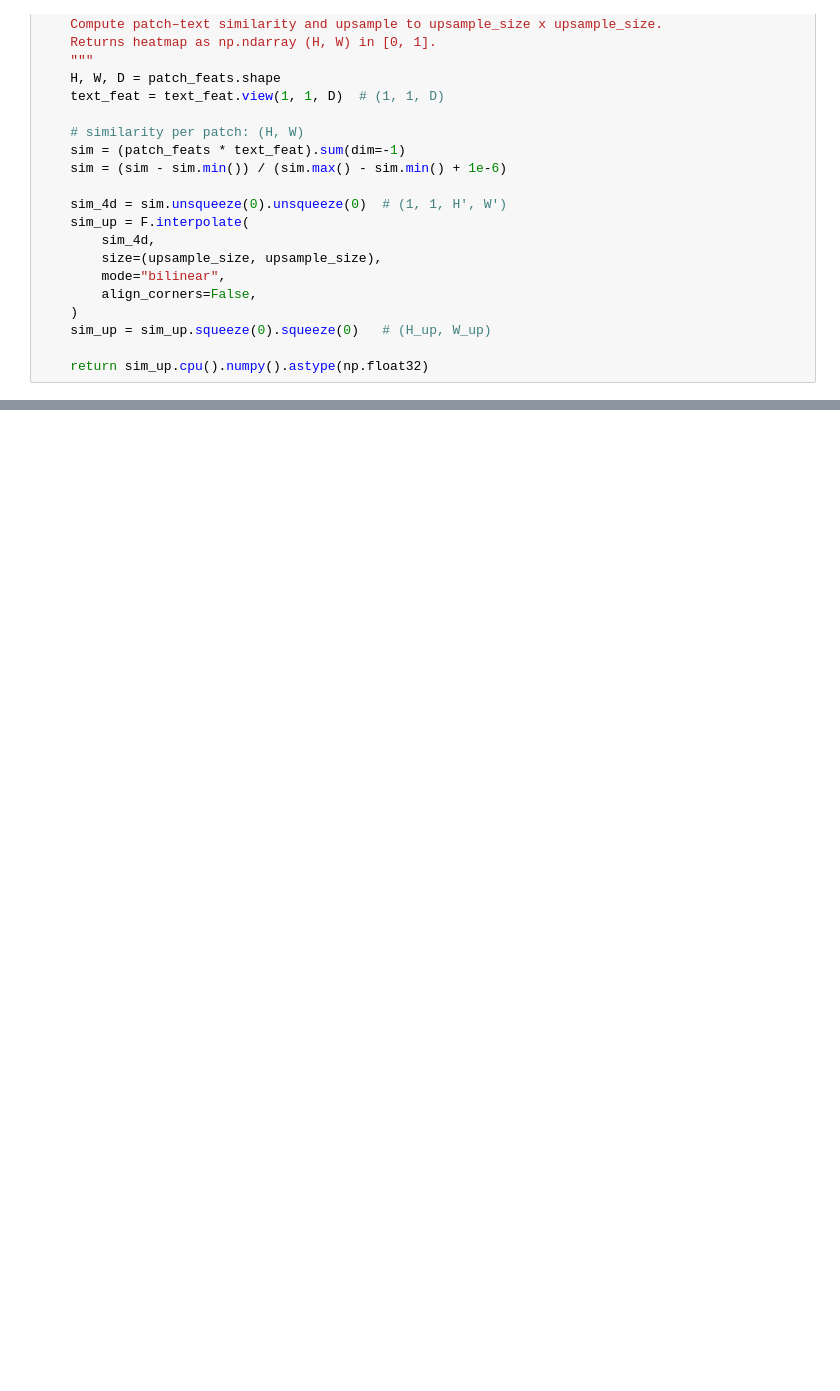
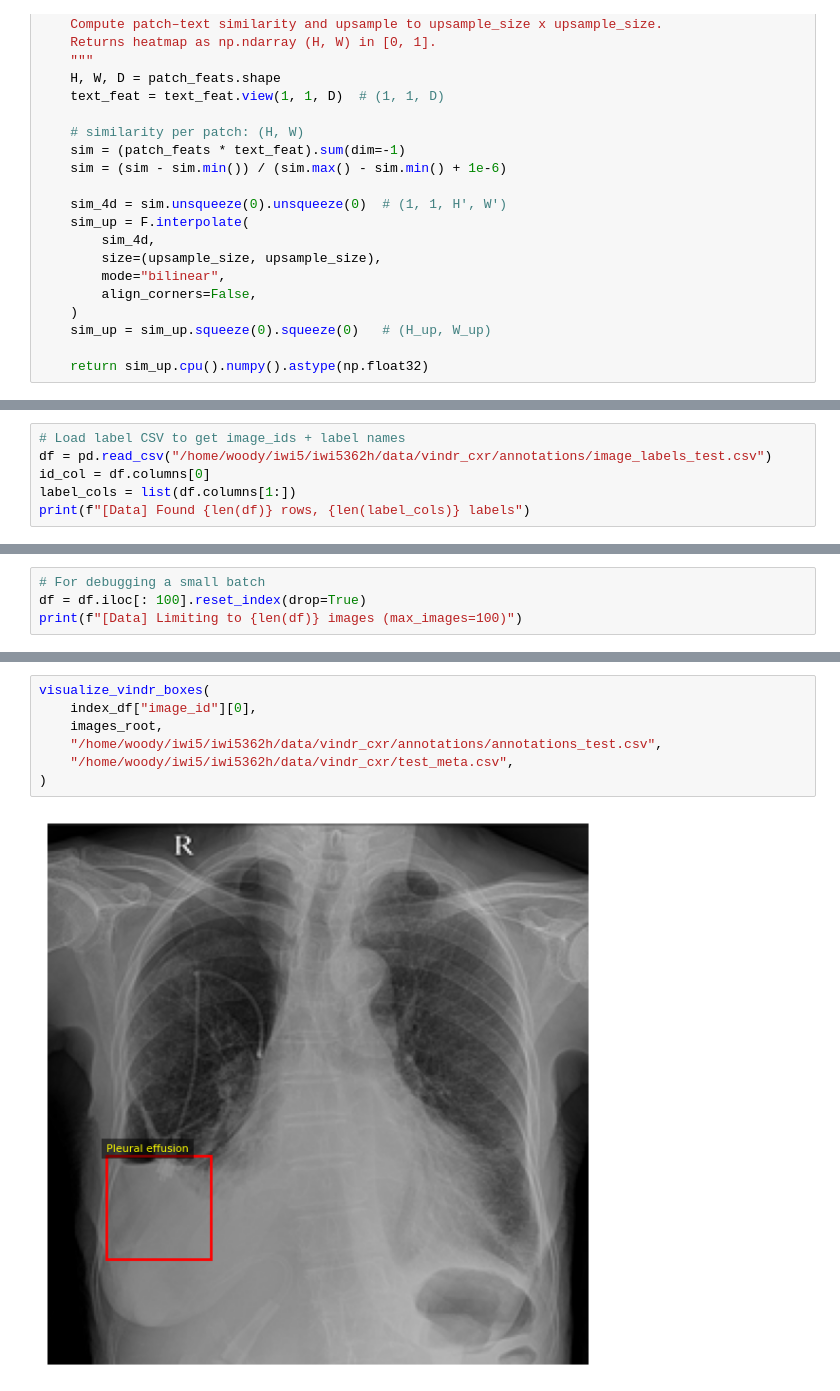
Before and after one commit to harshvardhan10/ALBEF, a Jupyter notebook: notebooks/extract_heatmaps.ipynb, the cells around one changed output, grey strips where cells are left out. Drawn from its saved outputs; the diff is of its cells as text; blank space fills up the shorter version.

```diff
--- a/notebooks/extract_heatmaps.ipynb
+++ b/notebooks/extract_heatmaps.ipynb
@@ -79,0 +125,6 @@ def compute_heatmap(
+# %%
+# Load label CSV to get image_ids + label names
+df = pd.read_csv("/home/woody/iwi5/iwi5362h/data/vindr_cxr/annotations/image_labels_test.csv")
+id_col = df.columns[0]
+label_cols = list(df.columns[1:])
+print(f"[Data] Found {len(df)} rows, {len(label_cols)} labels")
@@ -79,0 +133,4 @@ def compute_heatmap(
+# %%
+# For debugging a small batch
+df = df.iloc[: 100].reset_index(drop=True)
+print(f"[Data] Limiting to {len(df)} images (max_images=100)")
@@ -79,0 +395,9 @@ def compute_heatmap(
+# %%
+visualize_vindr_boxes(
+    index_df["image_id"][0],
+    images_root,
+    "/home/woody/iwi5/iwi5362h/data/vindr_cxr/annotations/annotations_test.csv",
+    "/home/woody/iwi5/iwi5362h/data/vindr_cxr/test_meta.csv",
+)
+# %% [output]
+[figure, added]
```
Also changed, not shown: parts of 43 cells of this notebook.
